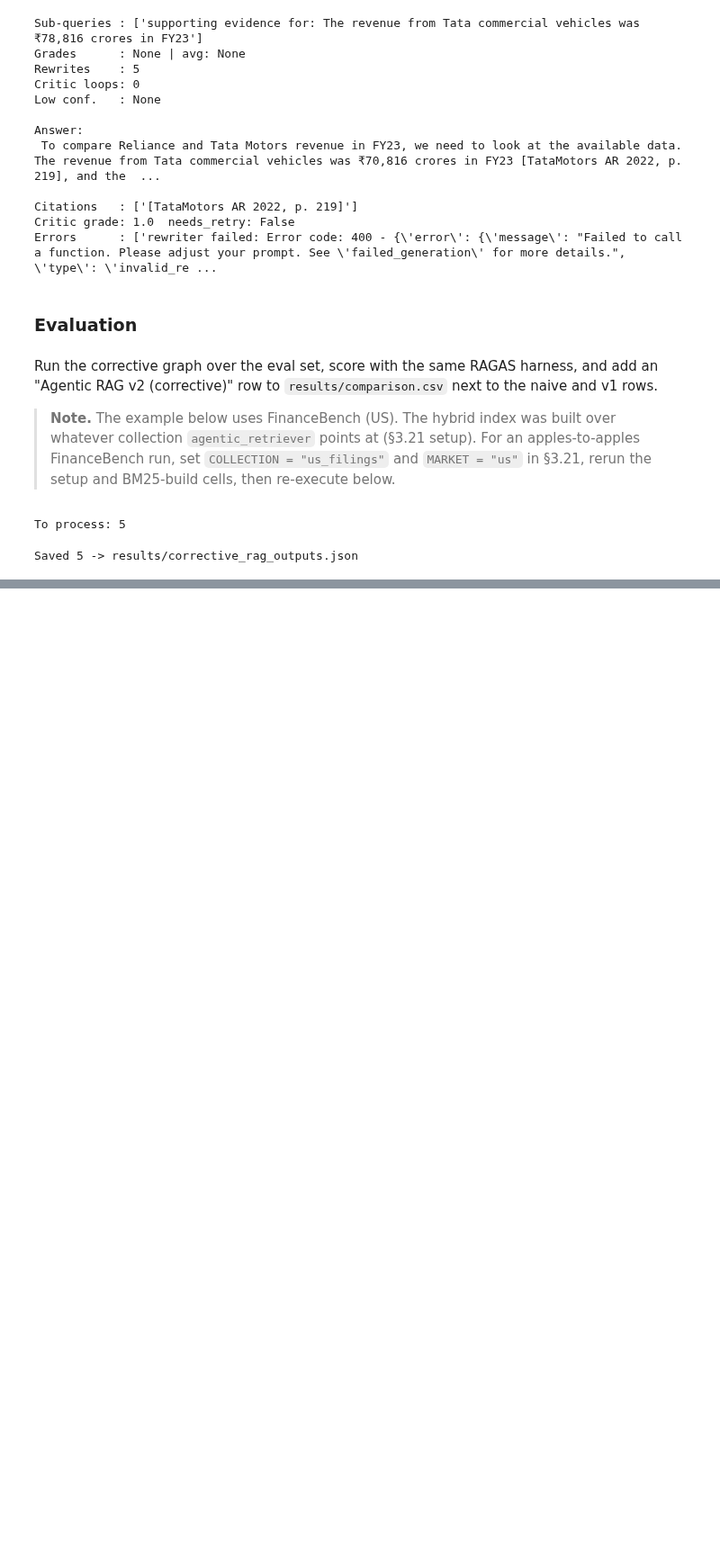
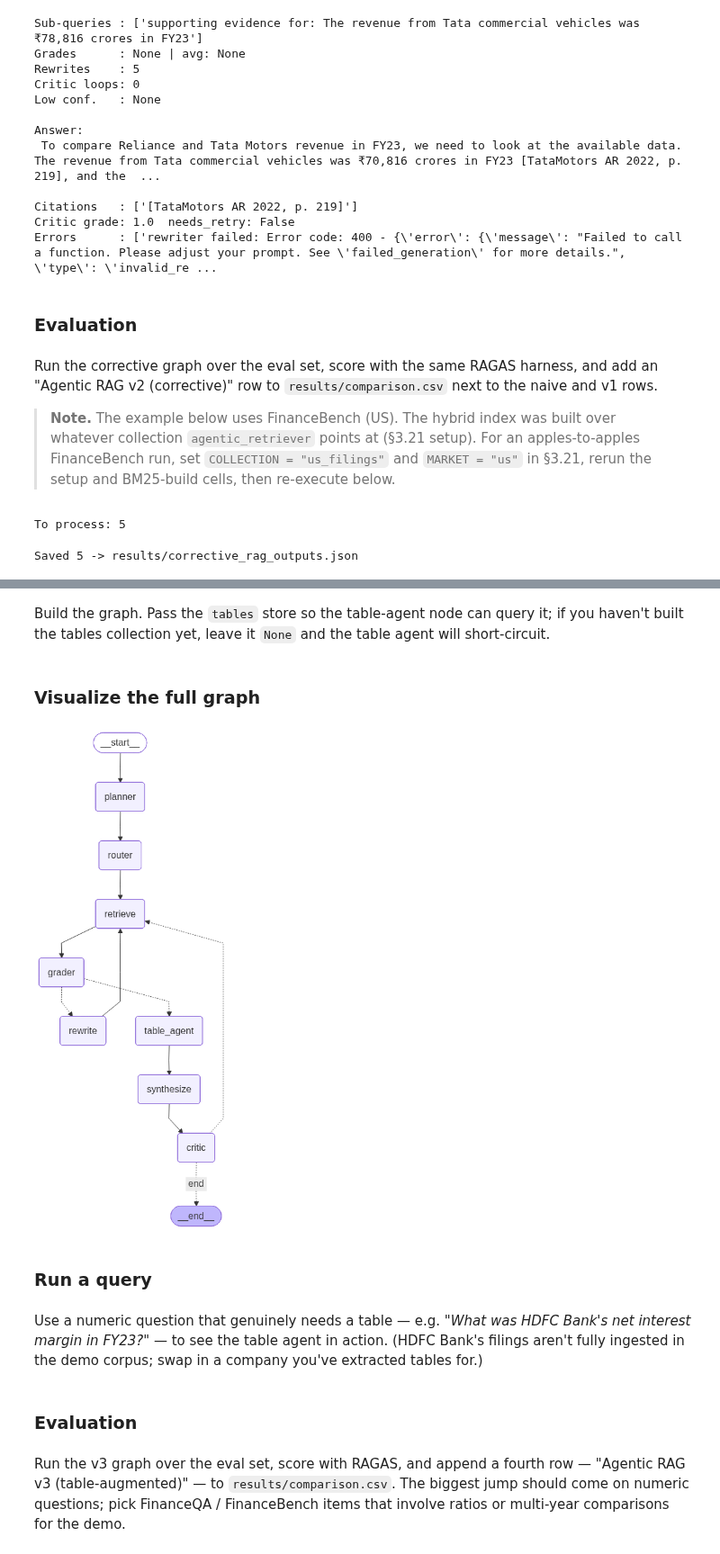
Before and after one commit to sarthakg004/Bharat-Fin-Agent, a Jupyter notebook: experimentation.ipynb, the cells around one changed output, grey strips where cells are left out. Shown at 90% size. Saved outputs shown, nothing was run; the diff lists cells and outputs as text; code cells hidden in the pictures; blank space fills up the shorter version.

Commit message:
added table agent

```diff
--- a/experimentation.ipynb
+++ b/experimentation.ipynb
@@ -2482,0 +3055,27 @@ Exception raised in Job[19]: AssertionError(set LLM before use)
+# %% [markdown]
+Build the graph. Pass the `tables` store so the table-agent node can query it; if you haven't built the tables collection yet, leave it `None` and the table agent will short-circuit.
+# %%
+# tables_store = build_tables_store()       # run once you have data/tables/index.json
+tables_store = None                           # set to your built store when ready
+v3_app = build_v3_graph(tables_store)
+
+
+def run_v3(question):
+    return v3_app.invoke({"question": question, "iteration_count": 0,
+                          "critic_iterations": 0, "errors": [],
+                          "table_results": [], "web_results": []})
+# %% [markdown]
+### Visualize the full graph
+# %%
+from IPython.display import Image, display
+try:
+    display(Image(v3_app.get_graph().draw_mermaid_png()))
+except Exception as e:
+    print(f"({type(e).__name__}: PNG unavailable - showing Mermaid source)\n")
+    print(v3_app.get_graph().draw_mermaid())
+# %% [output]
+[figure, added]
+# %% [markdown]
+### Run a query
+# %% [markdown]
+Use a numeric question that genuinely needs a table — e.g. *"What was HDFC Bank's net interest margin in FY23?"* — to see the table agent in action. (HDFC Bank's filings aren't fully ingested in the demo corpus; swap in a company you've extracted tables for.)
@@ -2482,0 +3099,4 @@ Exception raised in Job[19]: AssertionError(set LLM before use)
+# %% [markdown]
+### Evaluation
+# %% [markdown]
+Run the v3 graph over the eval set, score with RAGAS, and append a fourth row — "Agentic RAG v3 (table-augmented)" — to `results/comparison.csv`. The biggest jump should come on numeric questions; pick FinanceQA / FinanceBench items that involve ratios or multi-year comparisons for the demo.
```
Also changed, not shown: parts of 32 cells of this notebook, 5 other files.
